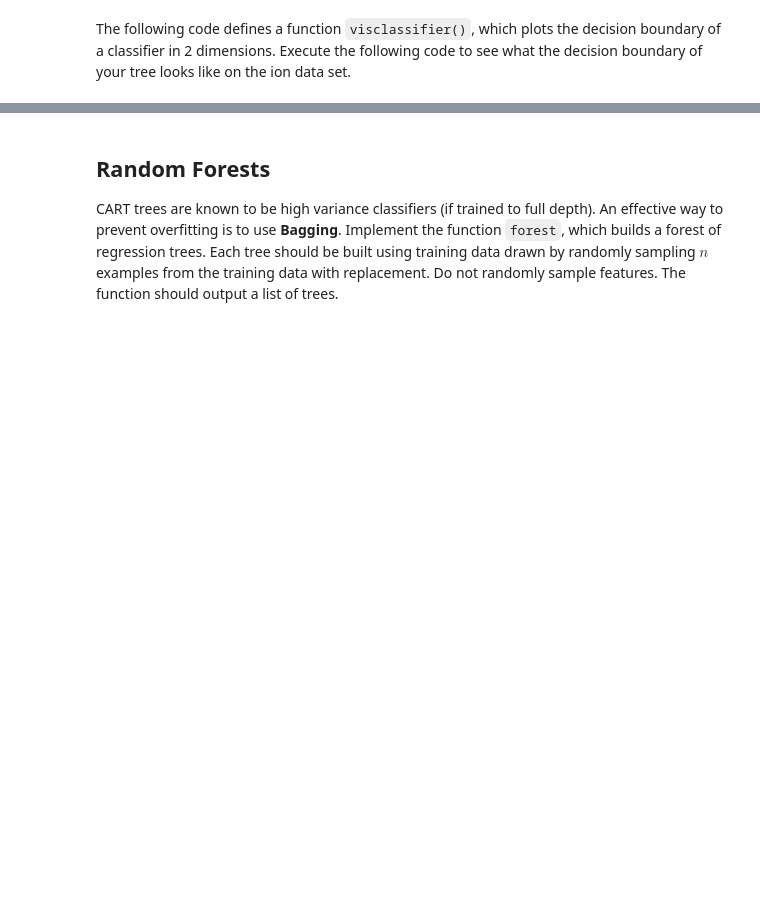
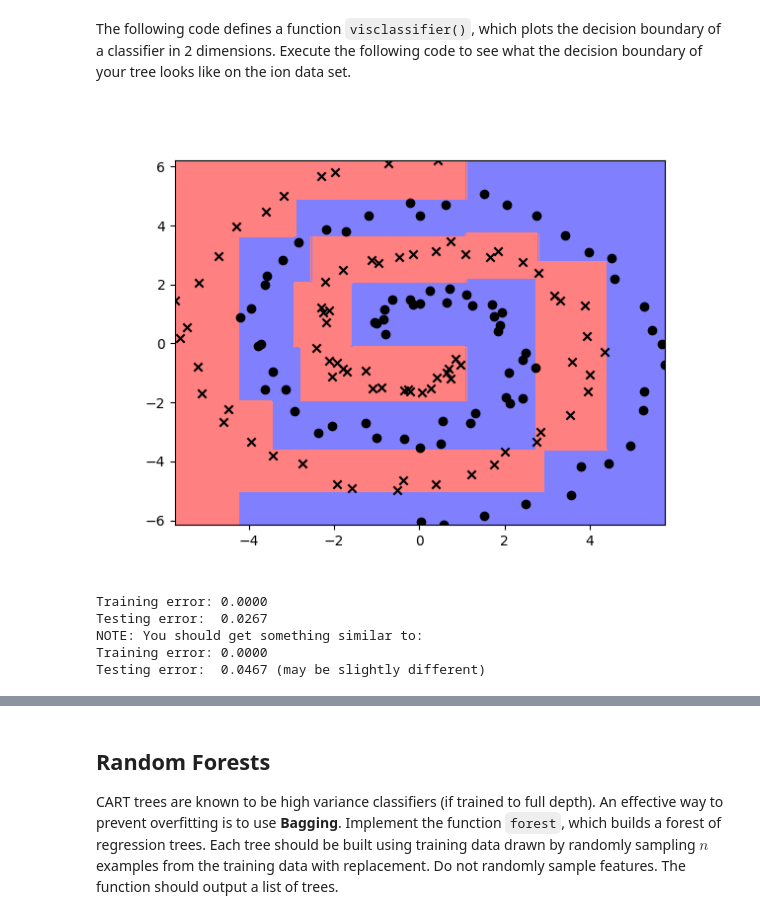
Before and after one commit to bennylao/ucl-applied-machine-learning, a Jupyter notebook: cw1/Coursework_1.ipynb, the cells around one changed output, grey strips where cells are left out. Saved outputs shown, nothing was run; the diff lists cells and outputs as text; code cells hidden in the pictures; blank space fills up the shorter version.

```diff
--- a/cw1/Coursework_1.ipynb
+++ b/cw1/Coursework_1.ipynb
@@ -216,8 +279,6 @@ def cart(xTr,yTr,depth=np.inf,weights=None):
 <p>Implement the function <code>evaltree</code>, which evaluates a decision tree on a given test data set.</p>
 # %%
 # YOUR CODE HERE
-raise NotImplementedError()
-
 def evaltree(root,xTe):
     """Evaluates xTe using decision tree root.
 
@@ -231,7 +292,24 @@ def evaltree(root,xTe):
     assert root is not None
 
     # YOUR CODE HERE
-    raise NotImplementedError()
+
+    # initialise the output array
+    pred = np.zeros(xTe.shape[0])
+
+    # loop through the data set
+    for i in range(xTe.shape[0]):
+        x = xTe[i, :]
+        node = root
+
+        while node.cutoff_id is not None:
+            if x[node.cutoff_id] <= node.cutoff_val:
+                node = node.left
+            else:
+                node = node.right
+        else:
+            pred[i] = node.prediction
+
+    return pred
 # %% [markdown]
 <p>In the below test you should see an output very similar to the following:
 
@@ -263,7 +345,8 @@ def visclassifier(fun,xTr,yTr,w=None,b=0):
     """
 
     yTr = np.array(yTr).flatten()
-    w = np.array(w).flatten()
+    if w is not None:
+        w = np.array(w).flatten()
 
     symbols = ["ko","kx"]
     marker_symbols = ['o', 'x']
@@ -291,34 +374,41 @@ def visclassifier(fun,xTr,yTr,w=None,b=0):
     # reshape it back together to make our grid
     Z = testpreds.reshape(res, res)
     # Z[0,0] = 1 # optional: scale the colors correctly
 
     # fill in the contours for these predictions
     plt.contourf(pixelX, pixelY, np.sign(Z), colors=mycolors)
 
     # creates x's and o's for training set
     for idx, c in enumerate(classvals):
         plt.scatter(xTr[yTr == c,0],
             xTr[yTr == c,1],
             marker=marker_symbols[idx],
             color='k'
             )
 
-    if w != []:
+    if w != [] and w is not None:
         alpha = -1 * b / (w ** 2).sum()
         plt.quiver(w[0] * alpha, w[1] * alpha,
             w[0], w[1], linewidth=2, color=[0,1,0])
 
     plt.axis('tight')
     # shows figure and blocks
     plt.show()
 
 tree=cart(xTrSpiral,yTrSpiral) # compute tree on training data
 visclassifier(lambda X:evaltree(tree,X),xTrSpiral,yTrSpiral)
 print("Training error: %.4f" % np.mean(np.sign(evaltree(tree,xTrSpiral)) != yTrSpiral))
 print("Testing error:  %.4f" % np.mean(np.sign(evaltree(tree,xTeSpiral)) != yTeSpiral))
 print("NOTE: You should get something similar to:")
 print("Training error: 0.0000")
 print("Testing error:  0.0467 (may be slightly different)")
+# %% [output]
+[figure, added]
+Training error: 0.0000
+Testing error:  0.0267
+NOTE: You should get something similar to:
+Training error: 0.0000
+Testing error:  0.0467 (may be slightly different)
 # %%
 def onclick_cart(event):
     """
```
Also changed, not shown: parts of 7 cells of this notebook.
